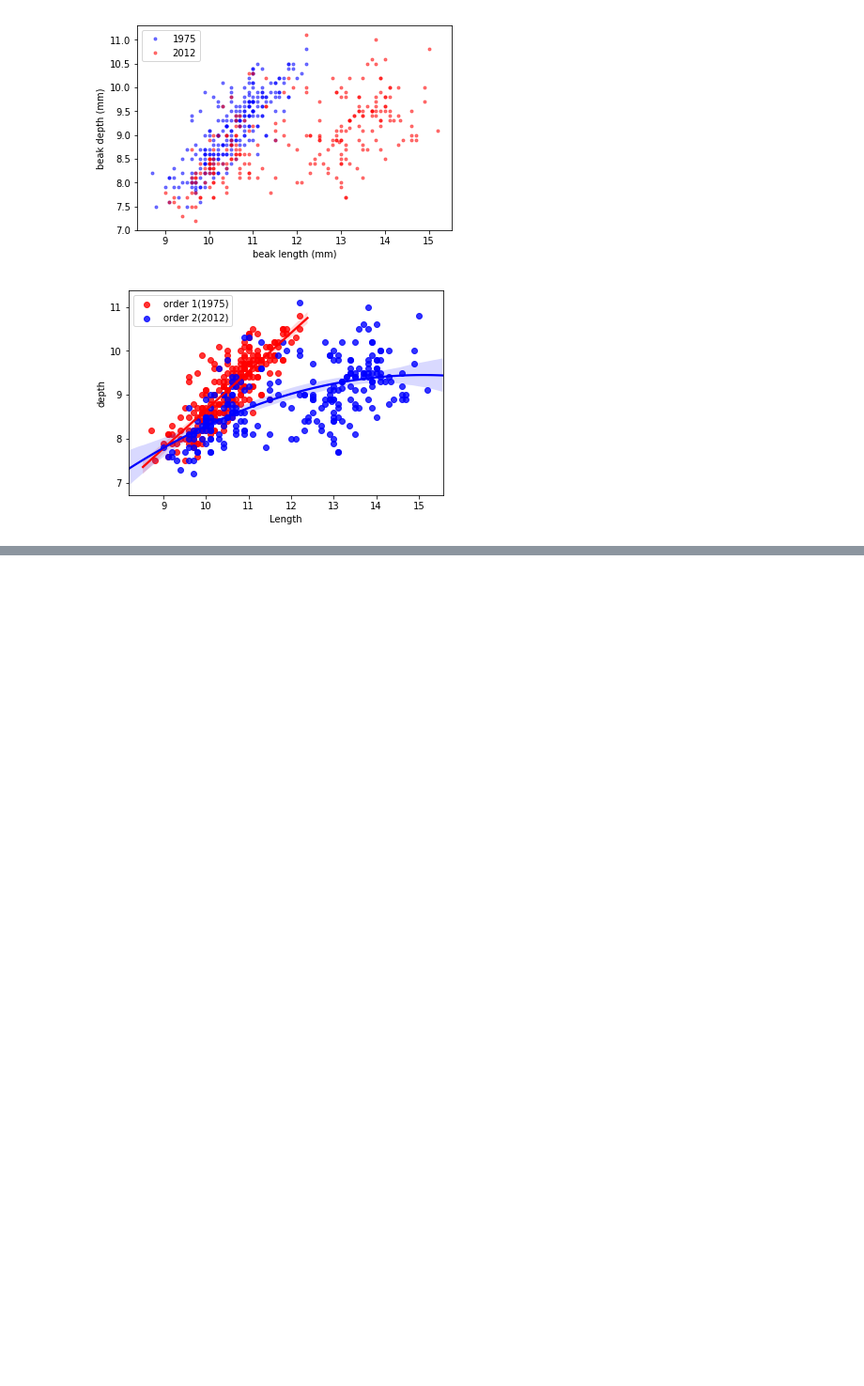
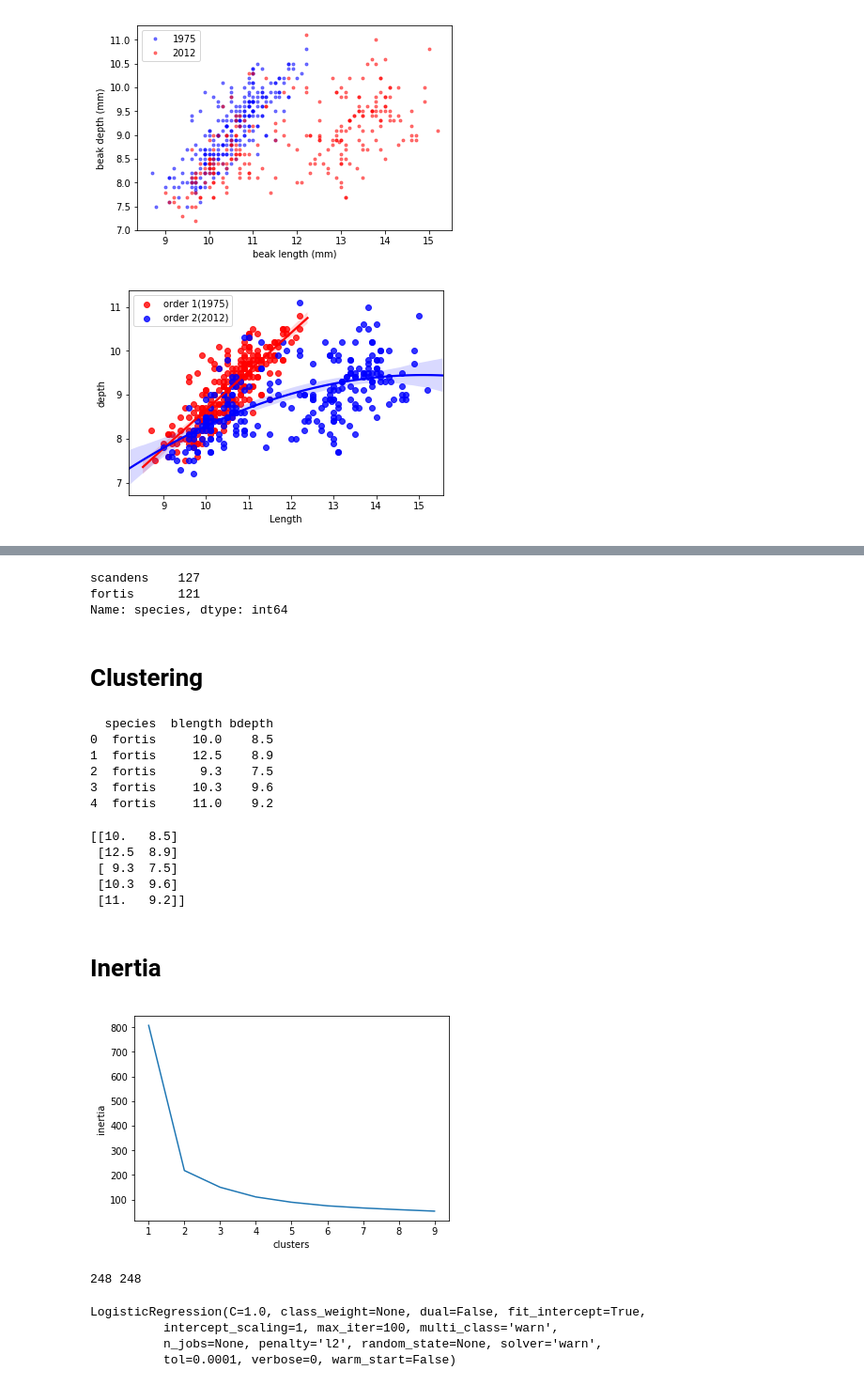
Before and after one commit to raghav786/Data-Science, a Jupyter notebook: statistics python.ipynb, the cells around one changed output, grey strips where cells are left out. Shown at 94% size. Saved outputs shown, nothing was run; the diff lists cells and outputs as text; code cells hidden in the pictures; blank space fills up the shorter version.

```diff
--- a/statistics python.ipynb
+++ b/statistics python.ipynb
@@ -155,0 +168,8 @@ plt.show()
+# %%
+dataframe.species.value_counts()
+# %% [output]
+scandens    127
+fortis      121
+Name: species, dtype: int64
+# %% [markdown]
+# Clustering
@@ -155,0 +178,38 @@ plt.show()
+# %%
+dataframe_bl=dataframe.loc[:,['blength','bdepth']]
+species=dataframe.loc[:,'species']
+print(dataframe.head())
+# %% [output]
+  species  blength bdepth
+0  fortis     10.0    8.5
+1  fortis     12.5    8.9
+2  fortis      9.3    7.5
+3  fortis     10.3    9.6
+4  fortis     11.0    9.2
+# %%
+dataframe_bl['bdepth']=pd.to_numeric(dataframe_bl['bdepth'],errors='coerce')
+dataframe_bl.dropna(inplace=True)
+# %%
+samples=dataframe_bl.values
+print(samples[:5])
+# %% [output]
+[[10.   8.5]
+ [12.5  8.9]
+ [ 9.3  7.5]
+ [10.3  9.6]
+ [11.   9.2]]
+# %% [markdown]
+# Inertia
+# %%
+inertia=[]
+for i in range(1,10):
+    model=KMeans(n_clusters=i)
+    model.fit(samples)
+    inertia.append(model.inertia_)
+# %%
+plt.plot(range(1,10),inertia)
+plt.xlabel('clusters')
+plt.ylabel('inertia')
+plt.show()
+# %% [output]
+[figure, added]
@@ -155,0 +219,6 @@ plt.show()
+# %%
+X=dataframe_bl
+y=species[:248]
+print(len(X),len(y))
+# %% [output]
+248 248
@@ -155,0 +229,7 @@ plt.show()
+# %%
+logreg.fit(X_train,y_train)
+# %% [output]
+LogisticRegression(C=1.0, class_weight=None, dual=False, fit_intercept=True,
+          intercept_scaling=1, max_iter=100, multi_class='warn',
+          n_jobs=None, penalty='l2', random_state=None, solver='warn',
+          tol=0.0001, verbose=0, warm_start=False)
```
Also changed, not shown: parts of 21 cells of this notebook.
